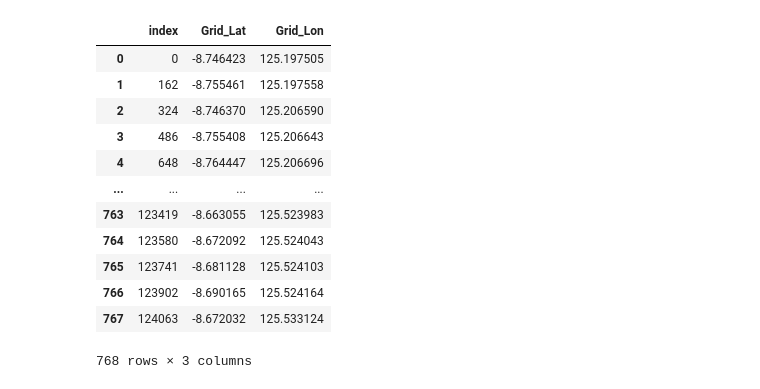
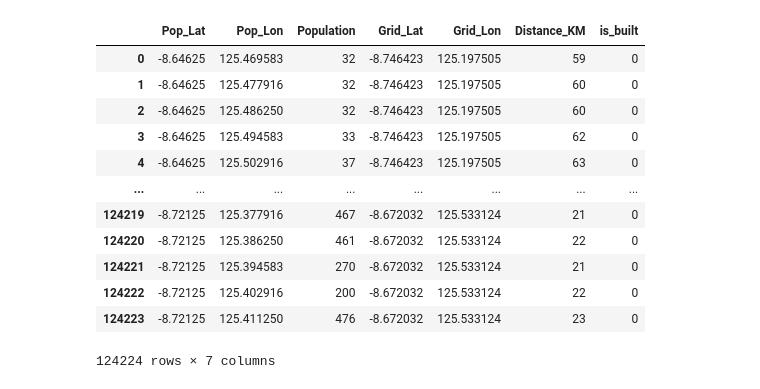
Before and after one commit to Srokusek/ABW-project, a Jupyter notebook: models/full_ermera.ipynb, the cells around one changed output. Saved outputs shown, nothing was run; the diff lists cells and outputs as text; code cells hidden in the pictures.

```diff
--- a/models/full_ermera.ipynb
+++ b/models/full_ermera.ipynb
@@ -39,19 +17,5 @@ populations
 # %%
-facilities = data[["Grid_Lat", "Grid_Lon"]].drop_duplicates().reset_index().drop(columns=["index"])
-facilities
+facilities = data_potential[["Grid_Lat", "Grid_Lon", "is_built"]].drop_duplicates().reset_index().drop(columns=["index"])
+facilities_built = current_facilities[["Grid_Lat", "Grid_Lon", "is_built"]].drop_duplicates().reset_index().drop(columns=["index"])
-# %% [output]
-|  | index | Grid_Lat | Grid_Lon |
-| 0 | 0 | -8.746423 | 125.197505 |
-| 1 | 162 | -8.755461 | 125.197558 |
-| 2 | 324 | -8.746370 | 125.206590 |
-| 3 | 486 | -8.755408 | 125.206643 |
-| 4 | 648 | -8.764447 | 125.206696 |
-| ... | ... | ... | ... |
-| 763 | 123419 | -8.663055 | 125.523983 |
-| 764 | 123580 | -8.672092 | 125.524043 |
-| 765 | 123741 | -8.681128 | 125.524103 |
-| 766 | 123902 | -8.690165 | 125.524164 |
-| 767 | 124063 | -8.672032 | 125.533124 |
-768 rows × 3 columns
 # %%
 distances = pd.DataFrame(
@@ -73,0 +38,16 @@ for i, population in populations.iterrows():
+# %%
+data_potential
+# %% [output]
+|  | Pop_Lat | Pop_Lon | Population | Grid_Lat | Grid_Lon | Distance_KM | is_built |
+| 0 | -8.64625 | 125.469583 | 32 | -8.746423 | 125.197505 | 59 | 0 |
+| 1 | -8.64625 | 125.477916 | 32 | -8.746423 | 125.197505 | 60 | 0 |
+| 2 | -8.64625 | 125.486250 | 32 | -8.746423 | 125.197505 | 60 | 0 |
+| 3 | -8.64625 | 125.494583 | 33 | -8.746423 | 125.197505 | 62 | 0 |
+| 4 | -8.64625 | 125.502916 | 37 | -8.746423 | 125.197505 | 63 | 0 |
+| ... | ... | ... | ... | ... | ... | ... | ... |
+| 124219 | -8.72125 | 125.377916 | 467 | -8.672032 | 125.533124 | 21 | 0 |
+| 124220 | -8.72125 | 125.386250 | 461 | -8.672032 | 125.533124 | 22 | 0 |
+| 124221 | -8.72125 | 125.394583 | 270 | -8.672032 | 125.533124 | 21 | 0 |
+| 124222 | -8.72125 | 125.402916 | 200 | -8.672032 | 125.533124 | 22 | 0 |
+| 124223 | -8.72125 | 125.411250 | 476 | -8.672032 | 125.533124 | 23 | 0 |
+124224 rows × 7 columns
```
Also changed, not shown: parts of 17 cells of this notebook, 3 other files.
